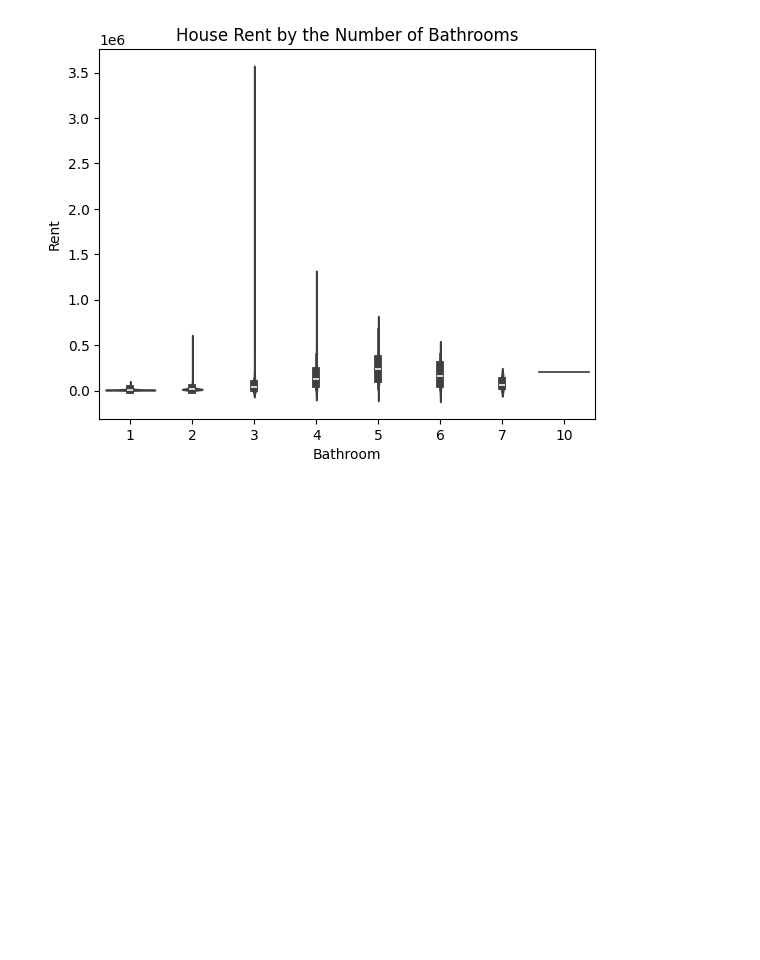
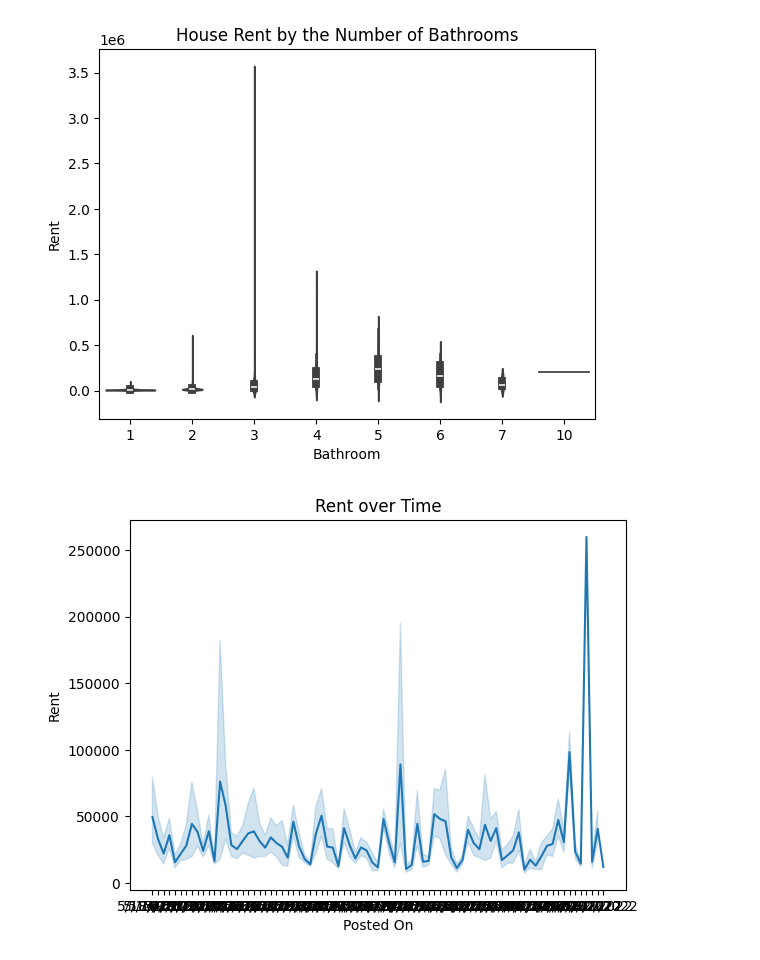
Before and after one commit to razan-wari/Gaza-Sky-Geeks, a Jupyter notebook: House_Rent.ipynb, the cells around one changed output. Saved outputs shown, nothing was run; the diff lists cells and outputs as text; code cells hidden in the pictures; blank space fills up the shorter version.

```diff
--- a/House_Rent.ipynb
+++ b/House_Rent.ipynb
@@ -3,26 +3,34 @@
 # %%
 import matplotlib.pyplot as plt
 import pandas as pd
 import matplotlib.pyplot as plt
 import pandas as pd
 import seaborn as sns
 import numpy as np
 dataset = pd.read_csv('/content/House Rent.csv')
 dataset.head()
 train_dataset = dataset.sample(frac=0.8,random_state=0)
 test_dataset = dataset.drop(train_dataset.index)
 
 train_stats = train_dataset.describe()
 
 train_stats = train_stats.transpose()
 train_stats
 
 sns.violinplot(x="Bathroom", y="Rent", data=dataset)
 
 
 plt.title("House Rent by the Number of Bathrooms")
 
 
 plt.show()
+sns.lineplot(x="Posted On", y="Rent", data=dataset)
+
+
+plt.title("Rent over Time")
+
+
+plt.show()
 # %% [output]
 [figure]
+[figure, added]
```
